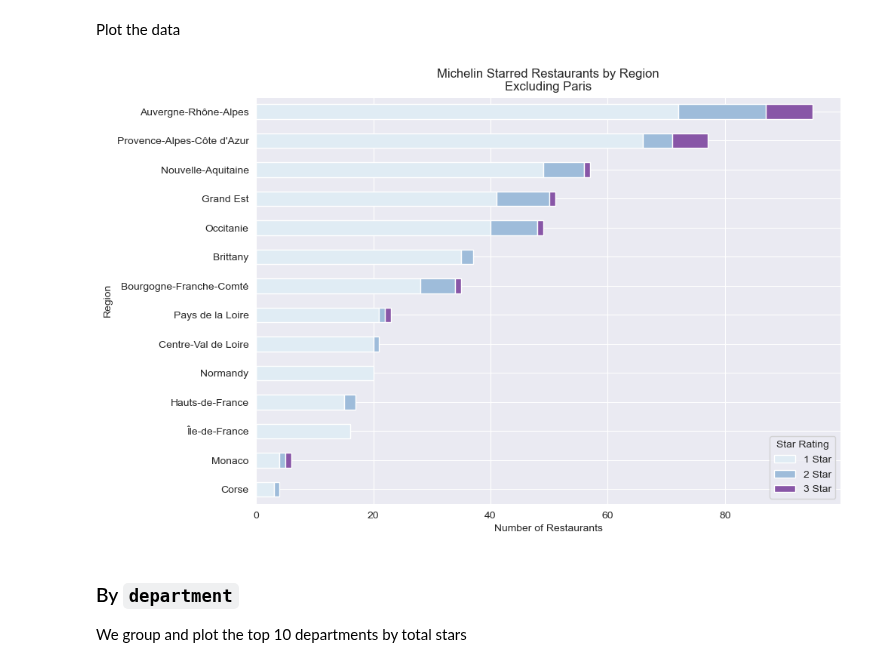
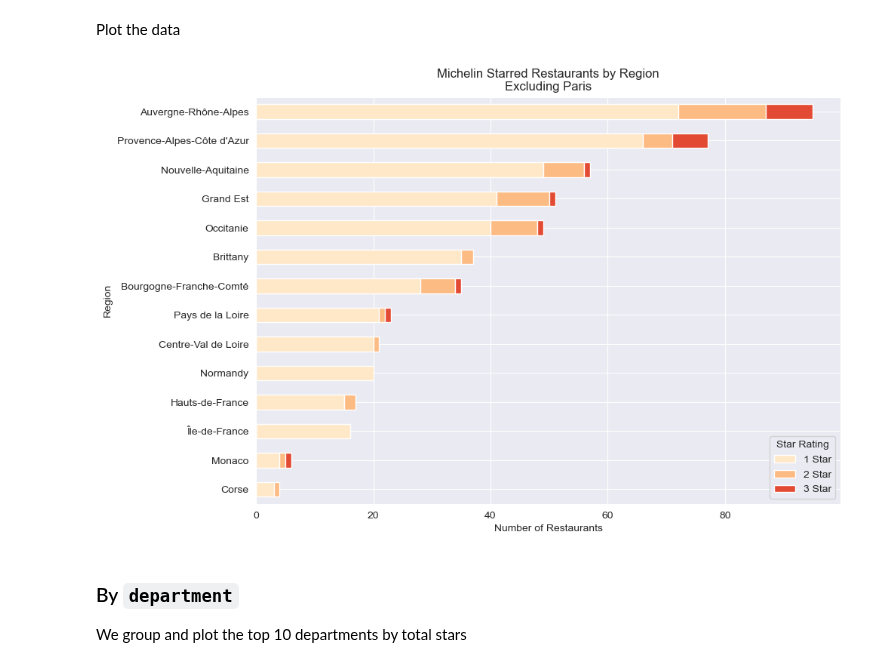
Before and after one commit to pineapple-bois/Michelin_Rated_Restaurants, a Jupyter notebook: Notebooks/France/France.ipynb, the cells around one changed output. Saved outputs shown, nothing was run; the diff lists cells and outputs as text; code cells hidden in the pictures.

```diff
--- a/Notebooks/France/France.ipynb
+++ b/Notebooks/France/France.ipynb
@@ -524,20 +524,20 @@ Plot the data
 # %%
 # Create a horizontal stacked bar plot
 region_grouped.plot(kind='barh', stacked=True, figsize=(10, 7),
-                    color=['#e0ecf4','#9ebcda','#8856a7'])
+                    color=['#fee8c8','#fdbb84','#e34a33'])
 
 # Add title and labels
 plt.title('Michelin Starred Restaurants by Region\nExcluding Paris')
 plt.ylabel('Region')
 plt.xlabel('Number of Restaurants')
 
 # Add a legend
 plt.legend(title='Star Rating', labels=['1 Star', '2 Star', '3 Star'])
 
 # Show the plot
 plt.show()
 # %% [output]
-[figure, old version]
+[figure, new version]
 # %% [markdown]
 ### By `department`
 
```
Also changed, not shown: parts of 3 cells of this notebook.
